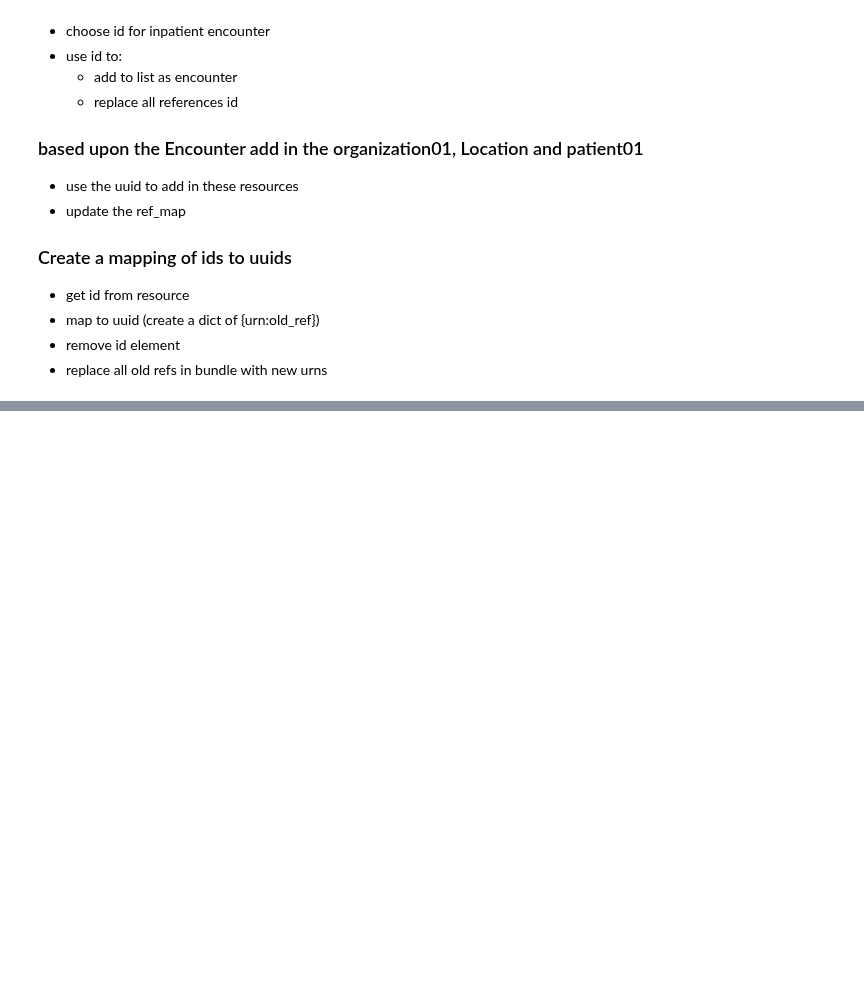
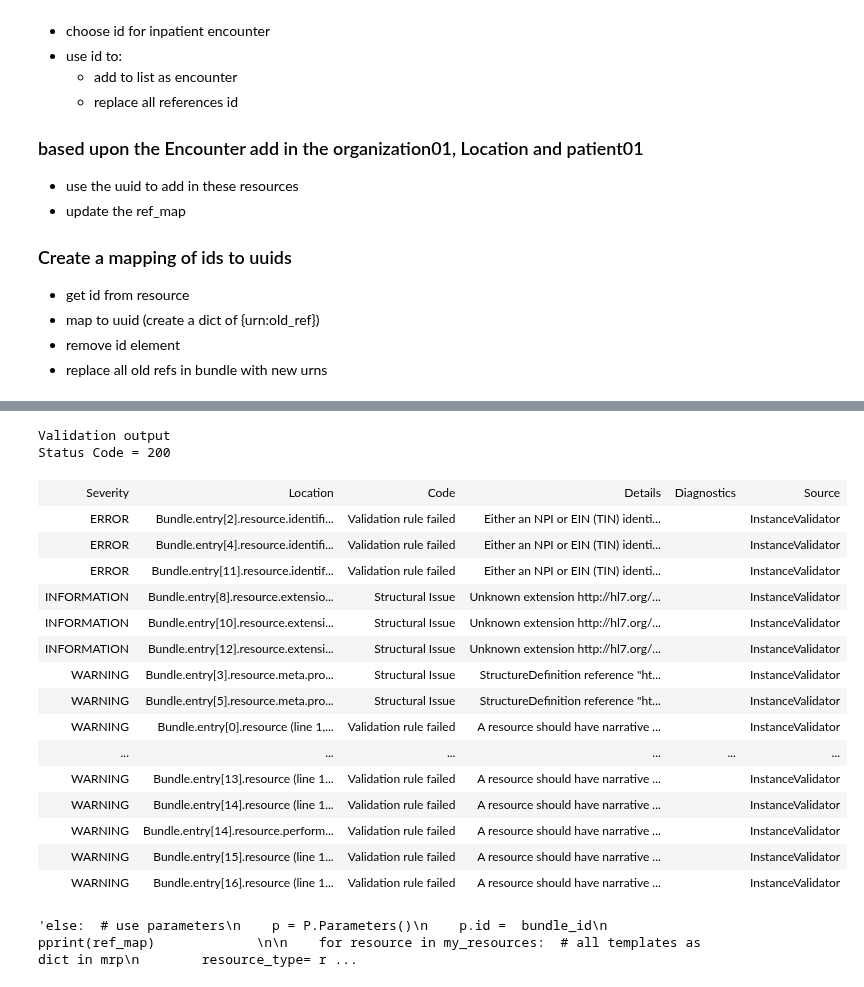
Before and after one commit to Healthedata1/MyNotebooks, a Jupyter notebook: bundler/DEQMR4-summ-indv-rpt-bundler.ipynb, the cells around one changed output, grey strips where cells are left out. Saved outputs shown, nothing was run; the diff lists cells and outputs as text; code cells hidden in the pictures; blank space fills up the shorter version.

Commit message:
update bundler

```diff
--- a/bundler/DEQMR4-summ-indv-rpt-bundler.ipynb
+++ b/bundler/DEQMR4-summ-indv-rpt-bundler.ipynb
@@ -353,0 +242,61 @@ write_file(b_json)
+# %%
+
+b.entry = []
+
+for resource in br_list:  # look at each dict in list and bundle
+    resource_type= resource["resourceType"]
+    resource_id = resource["id"]
+    print(resource_id)
+
+
+    # make sure that evaluatedResource is aligned
+    if resource_type == 'MeasureReport' and t.use_task:
+        try:
+            er = resource['evaluatedResource'][0]['reference']
+        except KeyError:
+            pass
+        else:
+            er = er.replace('Observation', 'Task')
+            er = er.replace('observation', 'task')
+            resource['evaluatedResource'][0]['reference'] = er
+
+
+    # remove text from resource
+    resource.pop('text', None)
+
+    e = B.BundleEntry(dict
+        (
+        resource = resource,
+        #fullUrl = new_urn,
+        fullUrl = f'http://example.org/fhir/receiver/{resource_type}/{resource_id}'
+        )
+      )
+    print(e.fullUrl)
+    if bundle_type in ['transaction', 'batch']:
+        e.request = B.BundleEntryRequest(dict
+                    (
+                    method = 'POST',
+                    url =  resource['resourceType']
+                    )
+                    )
+
+    if( (resource_type != 'Observation' and t.use_task)
+        or (resource_type != 'Task' and not t.use_task) ):
+        b.entry.append(e)
+
+b_json = dumps(b.as_json(),indent =3)
+# print(b_json)
+print('.......validating')
+r = validate(b)
+display(HTML(f'<h1>Validation output</h1><h3>Status Code = {r.status_code}</h3> {r.json()["text"]["div"]}'))
+write_file(b_json)
+
+'''else:  # use parameters
+    p = P.Parameters()
+    p.id =  bundle_id
+    pprint(ref_map)
+
+    for resource in my_resources:  # all templates as dict in mrp
+        resource_type= resource["resourceType"]
+'''
+# %% [output]
@@ -353,0 +320,19 @@ write_file(b_json)
+Validation output
+Status Code = 200
+| Severity | Location | Code | Details | Diagnostics | Source |
+| ERROR | Bundle.entry[2].resource.identifi... | Validation rule failed | Either an NPI or EIN (TIN) identi... |  | InstanceValidator |
+| ERROR | Bundle.entry[4].resource.identifi... | Validation rule failed | Either an NPI or EIN (TIN) identi... |  | InstanceValidator |
+| ERROR | Bundle.entry[11].resource.identif... | Validation rule failed | Either an NPI or EIN (TIN) identi... |  | InstanceValidator |
+| INFORMATION | Bundle.entry[8].resource.extensio... | Structural Issue | Unknown extension http://hl7.org/... |  | InstanceValidator |
+| INFORMATION | Bundle.entry[10].resource.extensi... | Structural Issue | Unknown extension http://hl7.org/... |  | InstanceValidator |
+| INFORMATION | Bundle.entry[12].resource.extensi... | Structural Issue | Unknown extension http://hl7.org/... |  | InstanceValidator |
+| WARNING | Bundle.entry[3].resource.meta.pro... | Structural Issue | StructureDefinition reference "ht... |  | InstanceValidator |
+| WARNING | Bundle.entry[5].resource.meta.pro... | Structural Issue | StructureDefinition reference "ht... |  | InstanceValidator |
+| WARNING | Bundle.entry[0].resource (line 1,... | Validation rule failed | A resource should have narrative ... |  | InstanceValidator |
+| ... | ... | ... | ... | ... | ... |
+| WARNING | Bundle.entry[13].resource (line 1... | Validation rule failed | A resource should have narrative ... |  | InstanceValidator |
+| WARNING | Bundle.entry[14].resource (line 1... | Validation rule failed | A resource should have narrative ... |  | InstanceValidator |
+| WARNING | Bundle.entry[14].resource.perform... | Validation rule failed | A resource should have narrative ... |  | InstanceValidator |
+| WARNING | Bundle.entry[15].resource (line 1... | Validation rule failed | A resource should have narrative ... |  | InstanceValidator |
+| WARNING | Bundle.entry[16].resource (line 1... | Validation rule failed | A resource should have narrative ... |  | InstanceValidator |
+'else:  # use parameters\n    p = P.Parameters()\n    p.id =  bundle_id\n    pprint(ref_map)             \n\n    for resource in my_resources:  # all templates as dict in mrp\n        resource_type= r ...
```
Also changed, not shown: parts of 6 cells of this notebook, 1 other file.
